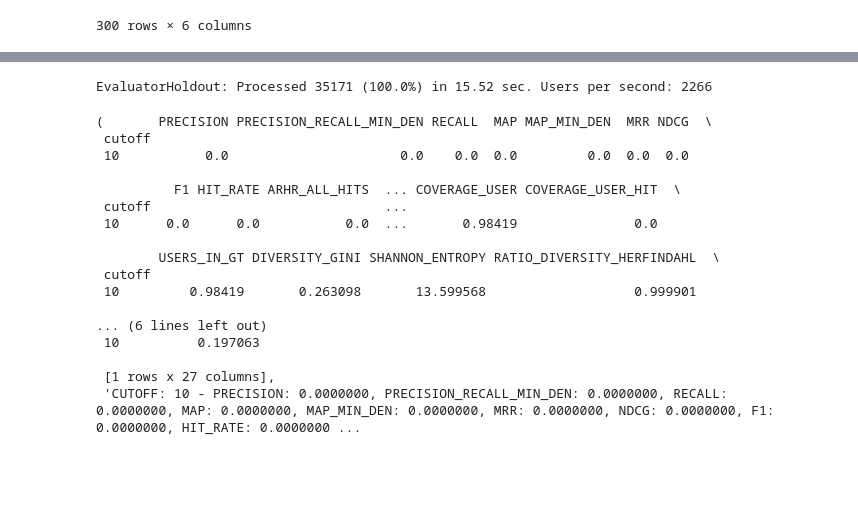
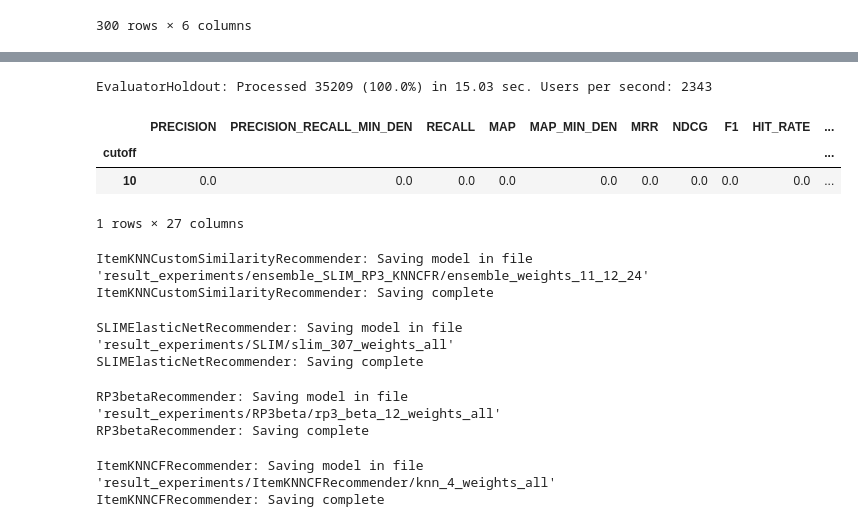
Before and after one commit to timothewt/RecSysCompetition2024Polimi, a Jupyter notebook: notebooks/sf-11-ensemble3-optuna.ipynb, the cells around one changed output, grey strips where cells are left out. Drawn from its saved outputs; the diff is of its cells as text; code cells hidden in the pictures; blank space fills up the shorter version.

Commit message:
[code] trying neural model

```diff
--- a/notebooks/sf-11-ensemble3-optuna.ipynb
+++ b/notebooks/sf-11-ensemble3-optuna.ipynb
@@ -415,4 +445,6 @@ SLIMElasticNetRecommender: Processed 38121 (100.0%) in 27.20 min. Items per seco
 # %%
 RP3_beta_all = RP3betaRecommender(URM_all)
-RP3_beta_all.fit(alpha=0.34989902568351894, beta=0.1817338725671425, topK=12, min_rating=0.0, implicit=False, normalize_similarity=True)
+RP3_beta_all.fit(alpha=0.4176290154380183, beta=0.21520987912346945, topK=19, min_rating=0.0, implicit=False, normalize_similarity=True)
+
+#RP3_beta_all.load_model("result_experiments/RP3beta/", "rp3_beta_12_weights_all")
 # %% [output]
@@ -420,7 +452,9 @@ RP3betaRecommender: Similarity column 38121 (100.0%), 3771.53 column/sec. Elapse
 # %%
 KNN_all = ItemKNNCFRecommender(URM_all)
-KNN_all.fit(similarity='tversky', topK=4, shrink=18,
-                  feature_weighting='none', tversky_alpha=0.1263621,
-                  tversky_beta=1.72181042,
-                  normalize=False)
+# KNN_all.fit(similarity='tversky', topK=4, shrink=18,
+#                   feature_weighting='none', tversky_alpha=0.1263621,
+#                   tversky_beta=1.72181042,
+#                   normalize=False)
+
+KNN_all.load_model("result_experiments/ItemKNNCFRecommender/", "knn_4_weights_all")
 # %% [output]
@@ -429,28 +464,18 @@ Similarity column 38121 (100.0%), 4234.02 column/sec. Elapsed time 9.00 sec
 # iter 239 0.04801274656744886
 # 0.7380796311636464 * SLIM_all.W_sparse + 0.21602197286950797 * RP3_beta_all.W_sparse + 0.04589839596684567 * KNN_all.W_sparse
 
-similarity_all = 0.8672976014690289 * SLIM_all.W_sparse + 0.10507625421076075 * RP3_beta_all.W_sparse + 0.027626144320210273 * KNN_all.W_sparse
+similarity_all = 0.8011551243595696 * SLIM_all.W_sparse + 0.176441040480307 * RP3_beta_all.W_sparse + 0.022403835160123328 * KNN_all.W_sparse
 recommender_best = ItemKNNCustomSimilarityRecommender(URM_all)
 recommender_best.fit(similarity_all)
 # %%
-evaluator_test.evaluateRecommender(recommender_best)
+recommender_best_res, _ = evaluator_test.evaluateRecommender(recommender_best)
 # %% [output]
-EvaluatorHoldout: Processed 35171 (100.0%) in 15.52 sec. Users per second: 2266
+EvaluatorHoldout: Processed 35209 (100.0%) in 15.03 sec. Users per second: 2343
-(       PRECISION PRECISION_RECALL_MIN_DEN RECALL  MAP MAP_MIN_DEN  MRR NDCG  \
- cutoff
- 10           0.0                      0.0    0.0  0.0         0.0  0.0  0.0
-
-          F1 HIT_RATE ARHR_ALL_HITS  ... COVERAGE_USER COVERAGE_USER_HIT  \
- cutoff                              ...
- 10      0.0      0.0           0.0  ...       0.98419               0.0
-
-        USERS_IN_GT DIVERSITY_GINI SHANNON_ENTROPY RATIO_DIVERSITY_HERFINDAHL  \
- cutoff
- 10         0.98419       0.263098       13.599568                   0.999901
-
-... (6 lines left out)
- 10          0.197063
-
- [1 rows x 27 columns],
- 'CUTOFF: 10 - PRECISION: 0.0000000, PRECISION_RECALL_MIN_DEN: 0.0000000, RECALL: 0.0000000, MAP: 0.0000000, MAP_MIN_DEN: 0.0000000, MRR: 0.0000000, NDCG: 0.0000000, F1: 0.0000000, HIT_RATE: 0.0000000 ...
+# %%
+recommender_best_res
+# %% [output]
+|  | PRECISION | PRECISION_RECALL_MIN_DEN | RECALL | MAP | MAP_MIN_DEN | MRR | NDCG | F1 | HIT_RATE | ... |
+| cutoff |  |  |  |  |  |  |  |  |  | ... |
+| 10 | 0.0 | 0.0 | 0.0 | 0.0 | 0.0 | 0.0 | 0.0 | 0.0 | 0.0 | ... |
+1 rows × 27 columns
 # %%
@@ -457,0 +483,20 @@ write_submission_lib_model(recommender_best, "ensemble_SLIM_RP3beta_KNN_7.csv")
+# %%
+recommender_best.save_model("result_experiments/ensemble_SLIM_RP3_KNNCFR/", "ensemble_weights_11_12_24")
+# %% [output]
+ItemKNNCustomSimilarityRecommender: Saving model in file 'result_experiments/ensemble_SLIM_RP3_KNNCFR/ensemble_weights_11_12_24'
+ItemKNNCustomSimilarityRecommender: Saving complete
+# %%
+SLIM_all.save_model("result_experiments/SLIM/", "slim_307_weights_all")
+# %% [output]
+SLIMElasticNetRecommender: Saving model in file 'result_experiments/SLIM/slim_307_weights_all'
+SLIMElasticNetRecommender: Saving complete
+# %%
+RP3_beta_all.save_model("result_experiments/RP3beta/", "rp3_beta_12_weights_all")
+# %% [output]
+RP3betaRecommender: Saving model in file 'result_experiments/RP3beta/rp3_beta_12_weights_all'
+RP3betaRecommender: Saving complete
+# %%
+KNN_all.save_model("result_experiments/ItemKNNCFRecommender/", "knn_4_weights_all")
+# %% [output]
+ItemKNNCFRecommender: Saving model in file 'result_experiments/ItemKNNCFRecommender/knn_4_weights_all'
+ItemKNNCFRecommender: Saving complete
```
Also changed, not shown: parts of 37 cells of this notebook, 17 other files.
